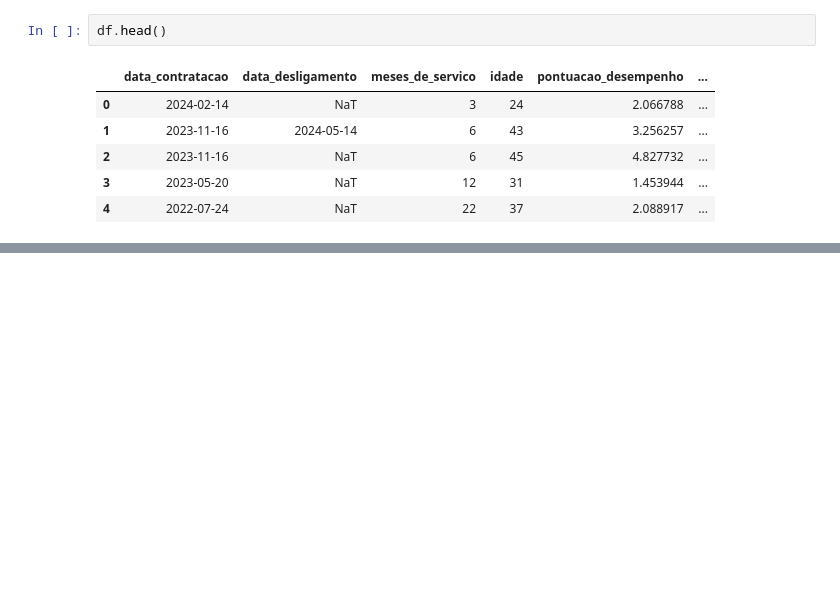
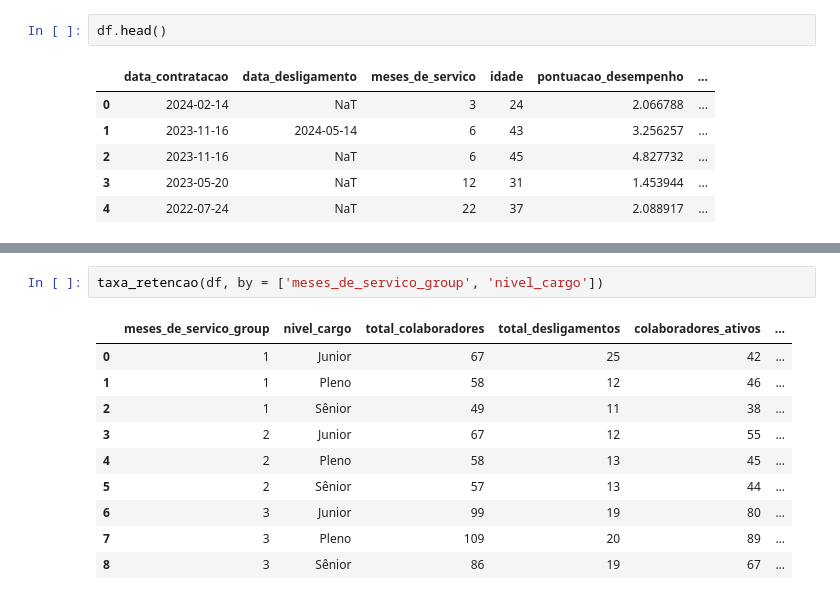
Before and after one commit to matheusmello-o/turnover-optmization, a Jupyter notebook: turnover.ipynb, the cells around one changed output, grey strips where cells are left out. Drawn from its saved outputs; the diff is of its cells as text; blank space fills up the shorter version.

```diff
--- a/turnover.ipynb
+++ b/turnover.ipynb
@@ -247,0 +249,13 @@ sns.catplot(data = df,
+# %%
+taxa_retencao(df, by = ['meses_de_servico_group', 'nivel_cargo'])
+# %% [output]
+|  | meses_de_servico_group | nivel_cargo | total_colaboradores | total_desligamentos | colaboradores_ativos | ... |
+| 0 | 1 | Junior | 67 | 25 | 42 | ... |
+| 1 | 1 | Pleno | 58 | 12 | 46 | ... |
+| 2 | 1 | Sênior | 49 | 11 | 38 | ... |
+| 3 | 2 | Junior | 67 | 12 | 55 | ... |
+| 4 | 2 | Pleno | 58 | 13 | 45 | ... |
+| 5 | 2 | Sênior | 57 | 13 | 44 | ... |
+| 6 | 3 | Junior | 99 | 19 | 80 | ... |
+| 7 | 3 | Pleno | 109 | 20 | 89 | ... |
+| 8 | 3 | Sênior | 86 | 19 | 67 | ... |
```
Also changed, not shown: parts of 2 cells of this notebook.
